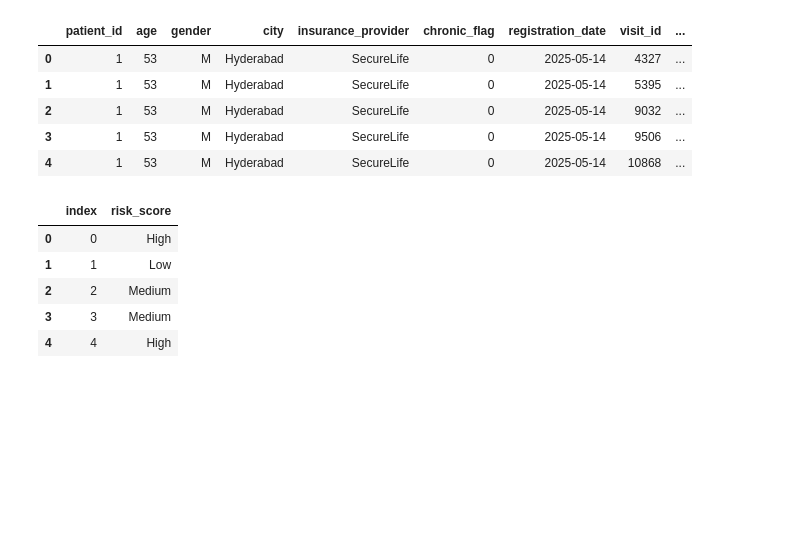
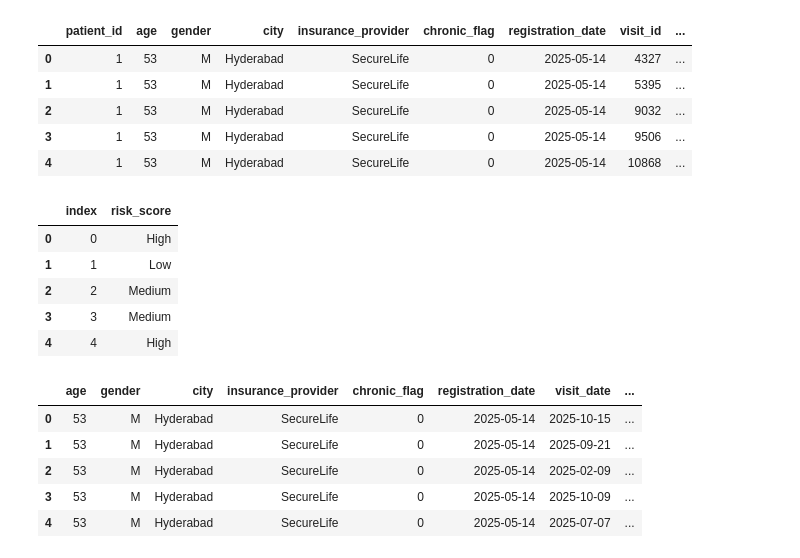
Before and after one commit to rahilkhan-acadmic/APAIML-GradedMiniProject, a Jupyter notebook: capstone/02_risk_model.ipynb, the cells around one changed output. Saved outputs shown, nothing was run; the diff lists cells and outputs as text; code cells hidden in the pictures; blank space fills up the shorter version.

```diff
--- a/capstone/02_risk_model.ipynb
+++ b/capstone/02_risk_model.ipynb
@@ -60,12 +58,22 @@ df_merged.head()
 | 4 | 1 | 53 | M | Hyderabad | SecureLife | 0 | 2025-05-14 | 10868 | ... |
 # %%
 # Define the target variable as risk_score.
-df_risk_score = df_merged[['risk_score']]
-display(df_risk_score.head().reset_index())
+df_target = df_merged[['risk_score']]
+display(df_target.head().reset_index())
+
+# Select and justify feature set based on business relevance.
+df_features = df_merged.drop(columns=['risk_score', 'patient_id', 'visit_id','bill_id', 'doctor_id'])
+display(df_features.head())
 # %% [output]
 |  | index | risk_score |
 | 0 | 0 | High |
 | 1 | 1 | Low |
 | 2 | 2 | Medium |
 | 3 | 3 | Medium |
 | 4 | 4 | High |
+|  | age | gender | city | insurance_provider | chronic_flag | registration_date | visit_date | ... |
+| 0 | 53 | M | Hyderabad | SecureLife | 0 | 2025-05-14 | 2025-10-15 | ... |
+| 1 | 53 | M | Hyderabad | SecureLife | 0 | 2025-05-14 | 2025-09-21 | ... |
+| 2 | 53 | M | Hyderabad | SecureLife | 0 | 2025-05-14 | 2025-02-09 | ... |
+| 3 | 53 | M | Hyderabad | SecureLife | 0 | 2025-05-14 | 2025-10-09 | ... |
+| 4 | 53 | M | Hyderabad | SecureLife | 0 | 2025-05-14 | 2025-07-07 | ... |
```
Also changed, not shown: parts of 8 cells of this notebook.
